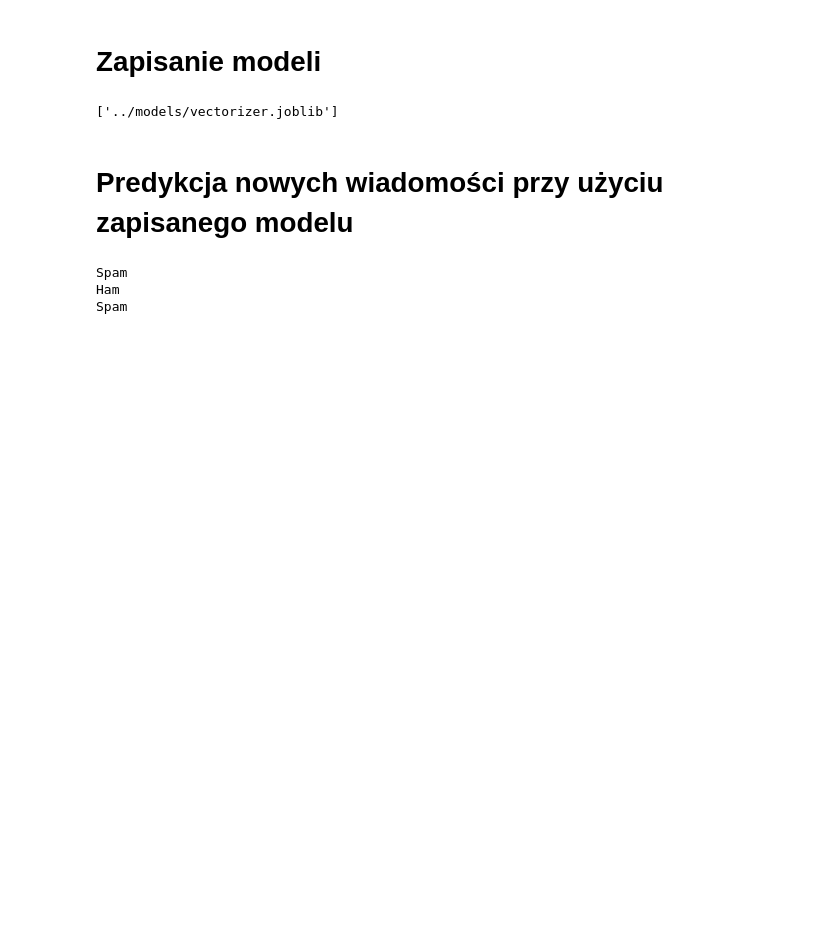
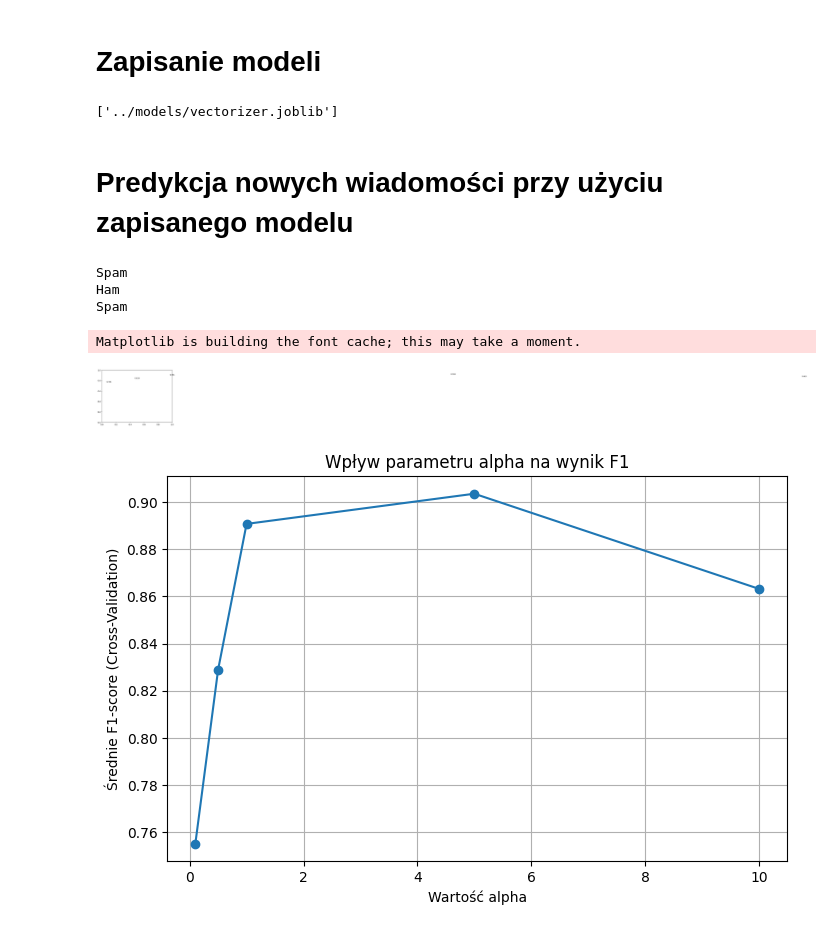
Before and after one commit to hstryj/spam_classification, a Jupyter notebook: notebooks/spam_classification.ipynb, the cells around one changed output. Saved outputs shown, nothing was run; the diff lists cells and outputs as text; code cells hidden in the pictures; blank space fills up the shorter version.

```diff
--- a/notebooks/spam_classification.ipynb
+++ b/notebooks/spam_classification.ipynb
@@ -144,3 +144,27 @@ print(predict_message("Win 1000$ cash now!", model, vectorizer))
 Spam
 Ham
 Spam
+# %%
+import matplotlib.pyplot as plt
+
+# Sprawdzane wartości alpha
+alpha_values = [0.1, 0.5, 1.0, 5.0, 10.0]
+
+# Wyniki F1 score z GridSearchCV dla każdej wartości alpha
+mean_test_scores = grid.cv_results_['mean_test_score']
+
+for x, y in zip(alpha_values, mean_test_scores):
+    plt.text(x, y, f'{y:.3f}', fontsize=9, ha='center', va='bottom')
+
+# Rysowanie wykresu
+plt.figure(figsize=(8,5))
+plt.plot(alpha_values, mean_test_scores, marker='o')
+plt.title('Wpływ parametru alpha na wynik F1')
+plt.xlabel('Wartość alpha')
+plt.ylabel('Średnie F1-score (Cross-Validation)')
+plt.grid(True)
+plt.show()
+# %% [output]
+Matplotlib is building the font cache; this may take a moment.
+[figure, added]
+[figure, added]
```
Also changed, not shown: 4 other files.
